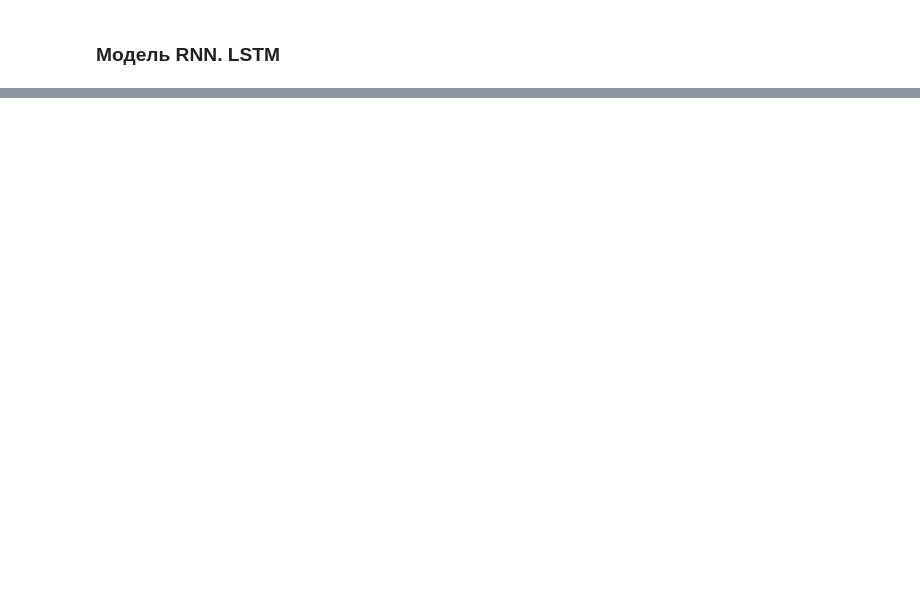
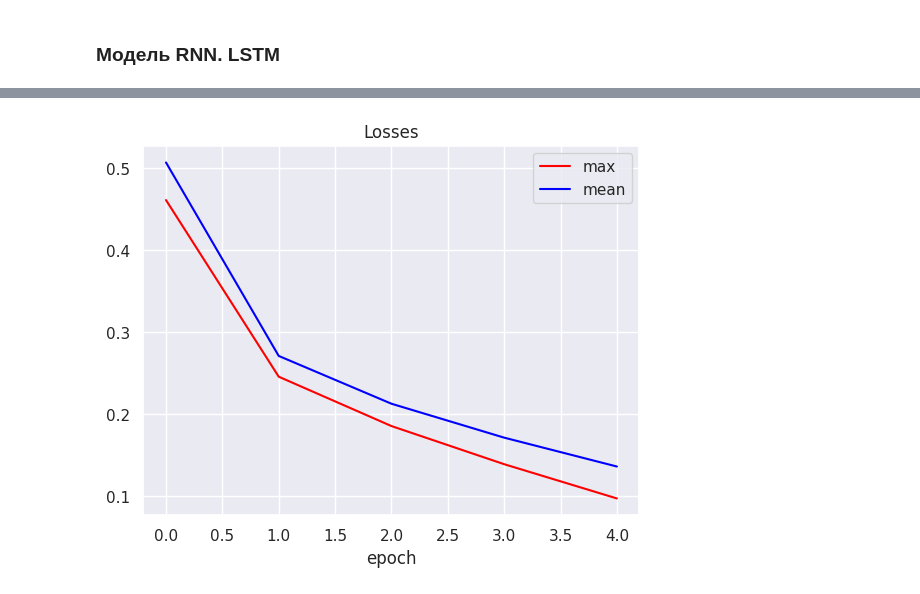
Before and after one commit to andrey-malofeykin/dls-2025, a Jupyter notebook: homeworks/002/hw_text_classification.ipynb, the cells around one changed output, grey strips where cells are left out. Saved outputs shown, nothing was run; the diff lists cells and outputs as text; code cells hidden in the pictures; blank space fills up the shorter version.

```diff
--- a/homeworks/002/hw_text_classification.ipynb
+++ b/homeworks/002/hw_text_classification.ipynb
@@ -360,7 +379,7 @@ plt.show()
 # %% [markdown]
 ### Модель RNN. LSTM
 # %%
-class CharLMLSTM(nn.Module):
+class CharLSTM(nn.Module):
     # Классификатор текстов уровня слов, адаптированный под 4 класса (AG News).
     # Важное изменение: параметр num_classes по умолчанию равен 4, а не 2.
     # aggregation_type определяет способ агрегации по временной оси: 'max' или 'mean'.
@@ -423,0 +453,4 @@ class CharLMLSTM(nn.Module):
+# %%
+print_losses(losses_lstm)
+# %% [output]
+[figure, added]
```
Also changed, not shown: parts of 14 cells of this notebook.
